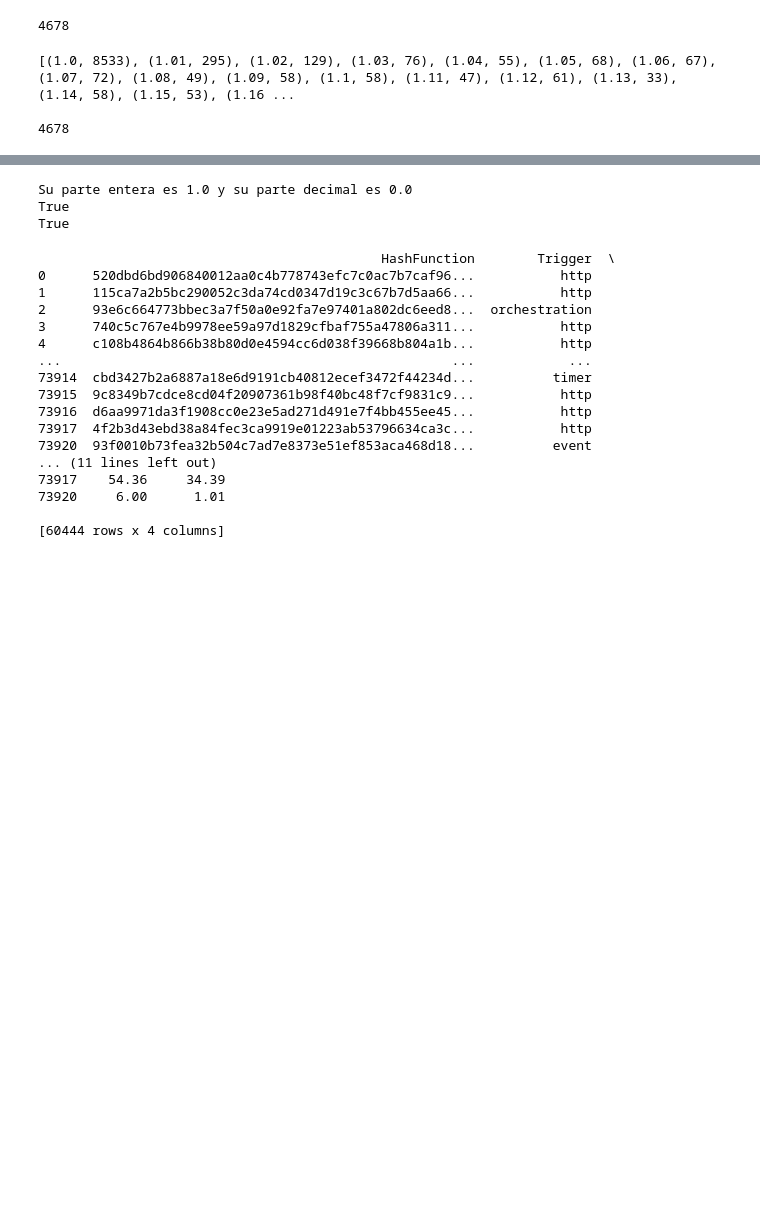
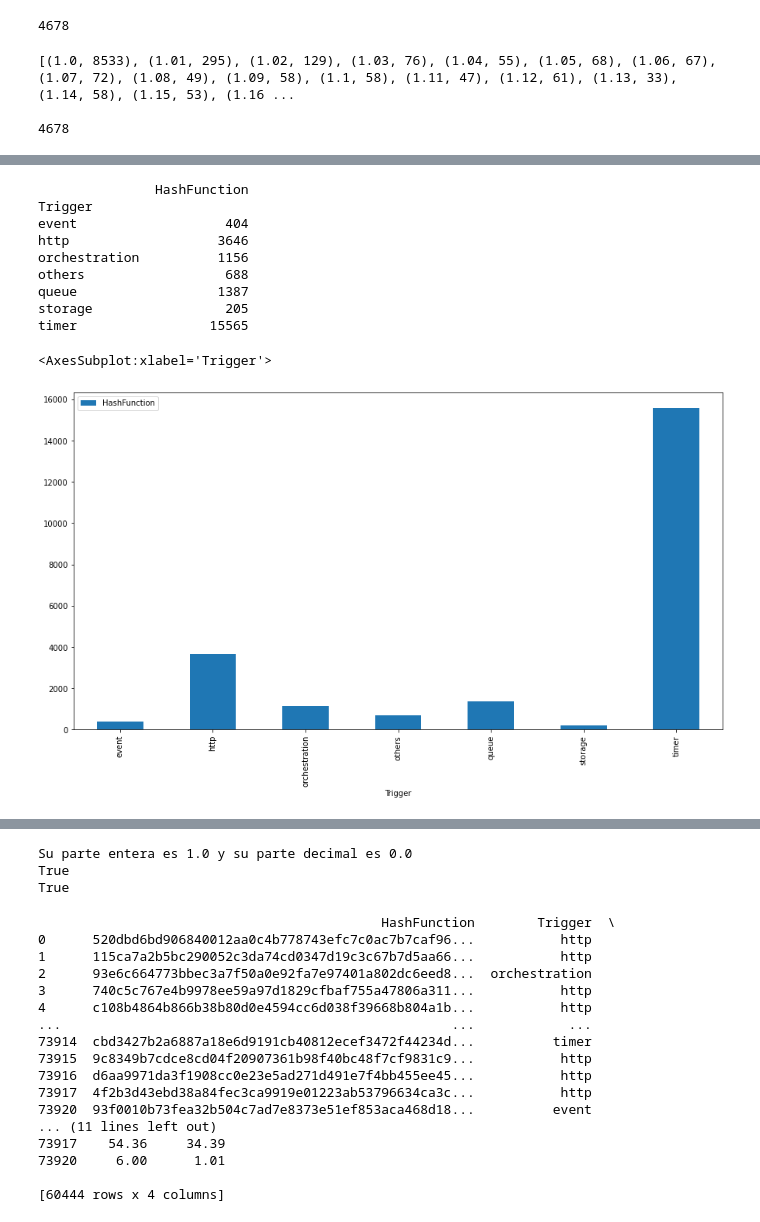
Before and after one commit to robinsonf214/Analisis_CVR, a Jupyter notebook: Serie de tiempo.ipynb, the cells around one changed output, grey strips where cells are left out. Saved outputs shown, nothing was run; the diff lists cells and outputs as text; code cells hidden in the pictures; blank space fills up the shorter version.

```diff
--- a/Serie de tiempo.ipynb
+++ b/Serie de tiempo.ipynb
@@ -306,0 +367,16 @@ countt.plot(kind='bar', figsize=[12,8])
+# %%
+#número de funciones con cualquier periodo  y desv_est <= 1, por tipo de trigger
+print(res.groupby('Trigger')[['HashFunction']].count())
+res.groupby('Trigger')[['HashFunction']].count().plot(kind='bar', figsize=[15,8])
+# %% [output]
+               HashFunction
+Trigger
+event                   404
+http                   3646
+orchestration          1156
+others                  688
+queue                  1387
+storage                 205
+timer                 15565
+<AxesSubplot:xlabel='Trigger'>
+[figure, added]
```
Also changed, not shown: parts of 14 cells of this notebook.
